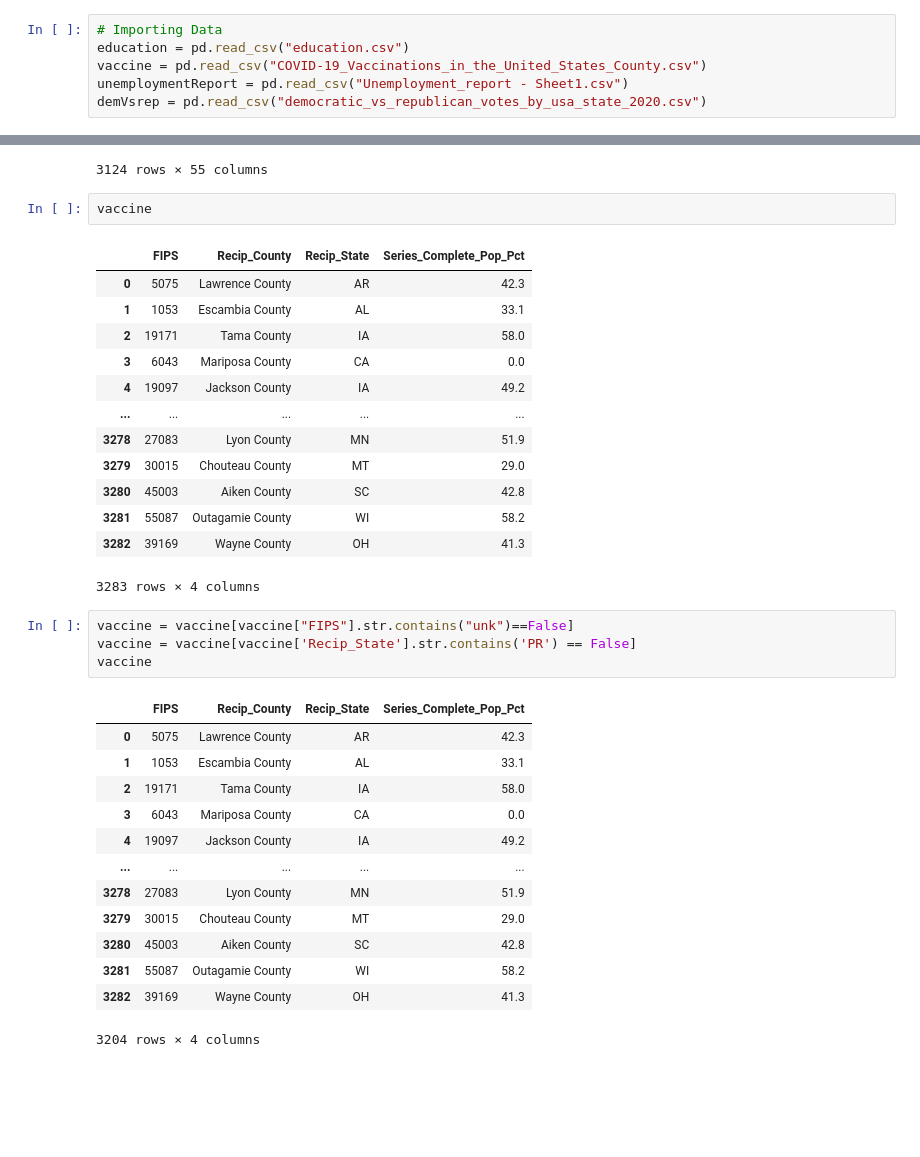
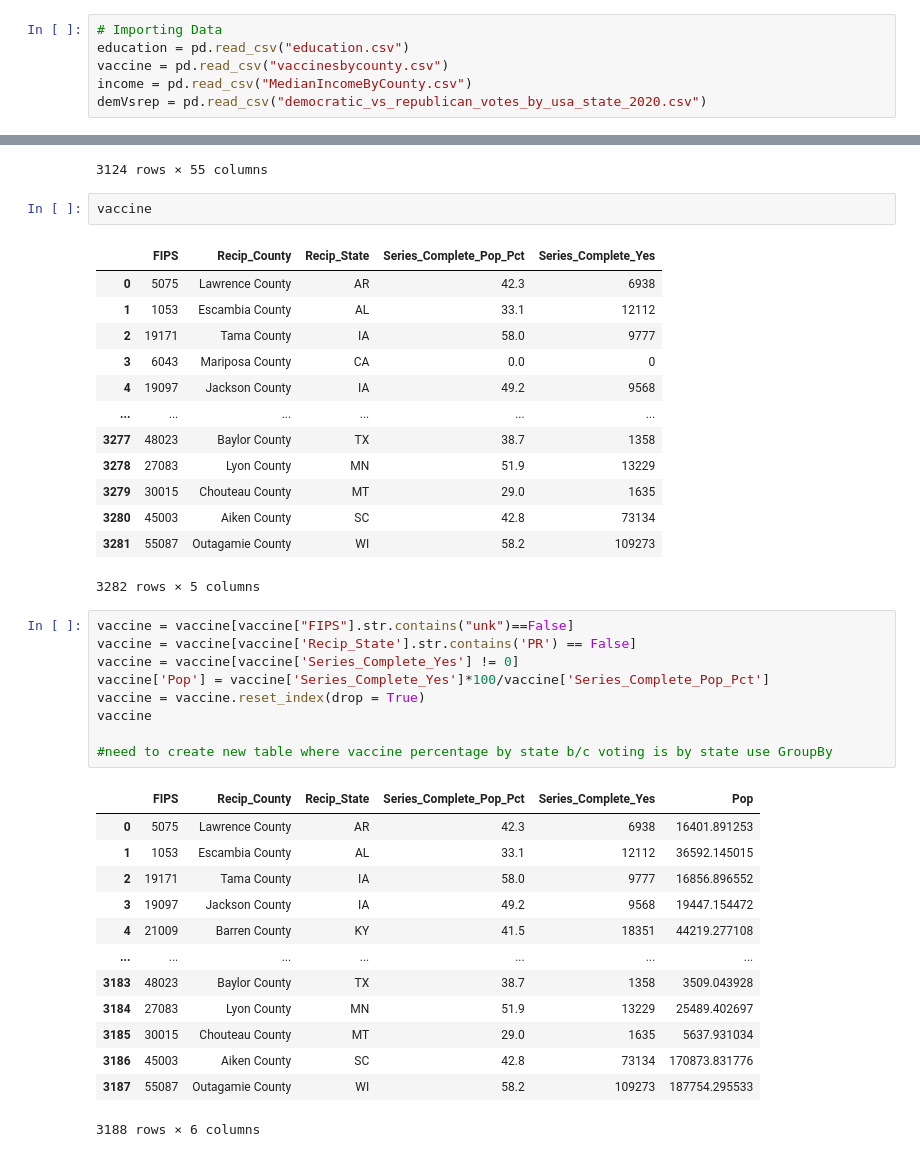
Before and after one commit to pajain23/CS216FinalProject, a Jupyter notebook: CS216FinalProject.ipynb, the cells around one changed output, grey strips where cells are left out. Drawn from its saved outputs; the diff is of its cells as text; blank space fills up the shorter version.

```diff
--- a/CS216FinalProject.ipynb
+++ b/CS216FinalProject.ipynb
@@ -4,8 +4,8 @@ import pandas as pd
 # %%
 # Importing Data
 education = pd.read_csv("education.csv")
-vaccine = pd.read_csv("COVID-19_Vaccinations_in_the_United_States_County.csv")
-unemploymentReport = pd.read_csv("Unemployment_report - Sheet1.csv")
+vaccine = pd.read_csv("vaccinesbycounty.csv")
+income = pd.read_csv("MedianIncomeByCounty.csv")
 demVsrep = pd.read_csv("democratic_vs_republican_votes_by_usa_state_2020.csv")
 # %%
 # ViewData
@@ -52,34 +52,39 @@ ed
 # %%
 vaccine
 # %% [output]
-|  | FIPS | Recip_County | Recip_State | Series_Complete_Pop_Pct |
-| 0 | 5075 | Lawrence County | AR | 42.3 |
-| 1 | 1053 | Escambia County | AL | 33.1 |
-| 2 | 19171 | Tama County | IA | 58.0 |
-| 3 | 6043 | Mariposa County | CA | 0.0 |
-| 4 | 19097 | Jackson County | IA | 49.2 |
-| ... | ... | ... | ... | ... |
-| 3278 | 27083 | Lyon County | MN | 51.9 |
-| 3279 | 30015 | Chouteau County | MT | 29.0 |
-| 3280 | 45003 | Aiken County | SC | 42.8 |
-| 3281 | 55087 | Outagamie County | WI | 58.2 |
-| 3282 | 39169 | Wayne County | OH | 41.3 |
+|  | FIPS | Recip_County | Recip_State | Series_Complete_Pop_Pct | Series_Complete_Yes |
+| 0 | 5075 | Lawrence County | AR | 42.3 | 6938 |
+| 1 | 1053 | Escambia County | AL | 33.1 | 12112 |
+| 2 | 19171 | Tama County | IA | 58.0 | 9777 |
+| 3 | 6043 | Mariposa County | CA | 0.0 | 0 |
+| 4 | 19097 | Jackson County | IA | 49.2 | 9568 |
+| ... | ... | ... | ... | ... | ... |
+| 3277 | 48023 | Baylor County | TX | 38.7 | 1358 |
+| 3278 | 27083 | Lyon County | MN | 51.9 | 13229 |
+| 3279 | 30015 | Chouteau County | MT | 29.0 | 1635 |
+| 3280 | 45003 | Aiken County | SC | 42.8 | 73134 |
+| 3281 | 55087 | Outagamie County | WI | 58.2 | 109273 |
-3283 rows × 4 columns
+3282 rows × 5 columns
 # %%
 vaccine = vaccine[vaccine["FIPS"].str.contains("unk")==False]
 vaccine = vaccine[vaccine['Recip_State'].str.contains('PR') == False]
+vaccine = vaccine[vaccine['Series_Complete_Yes'] != 0]
+vaccine['Pop'] = vaccine['Series_Complete_Yes']*100/vaccine['Series_Complete_Pop_Pct']
+vaccine = vaccine.reset_index(drop = True)
 vaccine
+
+#need to create new table where vaccine percentage by state b/c voting is by state use GroupBy
 # %% [output]
-|  | FIPS | Recip_County | Recip_State | Series_Complete_Pop_Pct |
-| 0 | 5075 | Lawrence County | AR | 42.3 |
-| 1 | 1053 | Escambia County | AL | 33.1 |
-| 2 | 19171 | Tama County | IA | 58.0 |
-| 3 | 6043 | Mariposa County | CA | 0.0 |
-| 4 | 19097 | Jackson County | IA | 49.2 |
-| ... | ... | ... | ... | ... |
-| 3278 | 27083 | Lyon County | MN | 51.9 |
-| 3279 | 30015 | Chouteau County | MT | 29.0 |
-| 3280 | 45003 | Aiken County | SC | 42.8 |
-| 3281 | 55087 | Outagamie County | WI | 58.2 |
-| 3282 | 39169 | Wayne County | OH | 41.3 |
+|  | FIPS | Recip_County | Recip_State | Series_Complete_Pop_Pct | Series_Complete_Yes | Pop |
+| 0 | 5075 | Lawrence County | AR | 42.3 | 6938 | 16401.891253 |
+| 1 | 1053 | Escambia County | AL | 33.1 | 12112 | 36592.145015 |
+| 2 | 19171 | Tama County | IA | 58.0 | 9777 | 16856.896552 |
+| 3 | 19097 | Jackson County | IA | 49.2 | 9568 | 19447.154472 |
+| 4 | 21009 | Barren County | KY | 41.5 | 18351 | 44219.277108 |
+| ... | ... | ... | ... | ... | ... | ... |
+| 3183 | 48023 | Baylor County | TX | 38.7 | 1358 | 3509.043928 |
+| 3184 | 27083 | Lyon County | MN | 51.9 | 13229 | 25489.402697 |
+| 3185 | 30015 | Chouteau County | MT | 29.0 | 1635 | 5637.931034 |
+| 3186 | 45003 | Aiken County | SC | 42.8 | 73134 | 170873.831776 |
+| 3187 | 55087 | Outagamie County | WI | 58.2 | 109273 | 187754.295533 |
-3204 rows × 4 columns
+3188 rows × 6 columns
```
Also changed, not shown: parts of 3 cells of this notebook, 1 other file.
